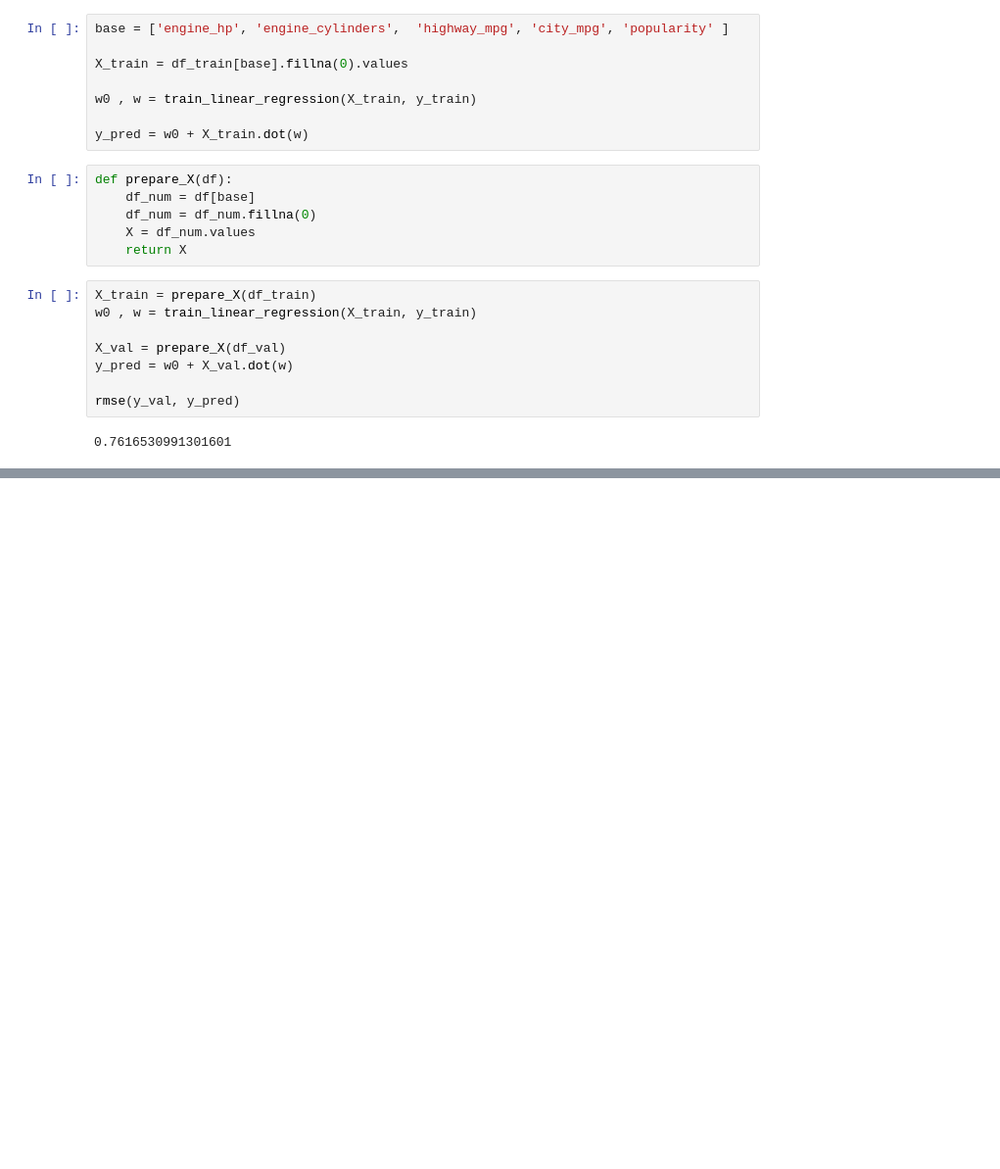
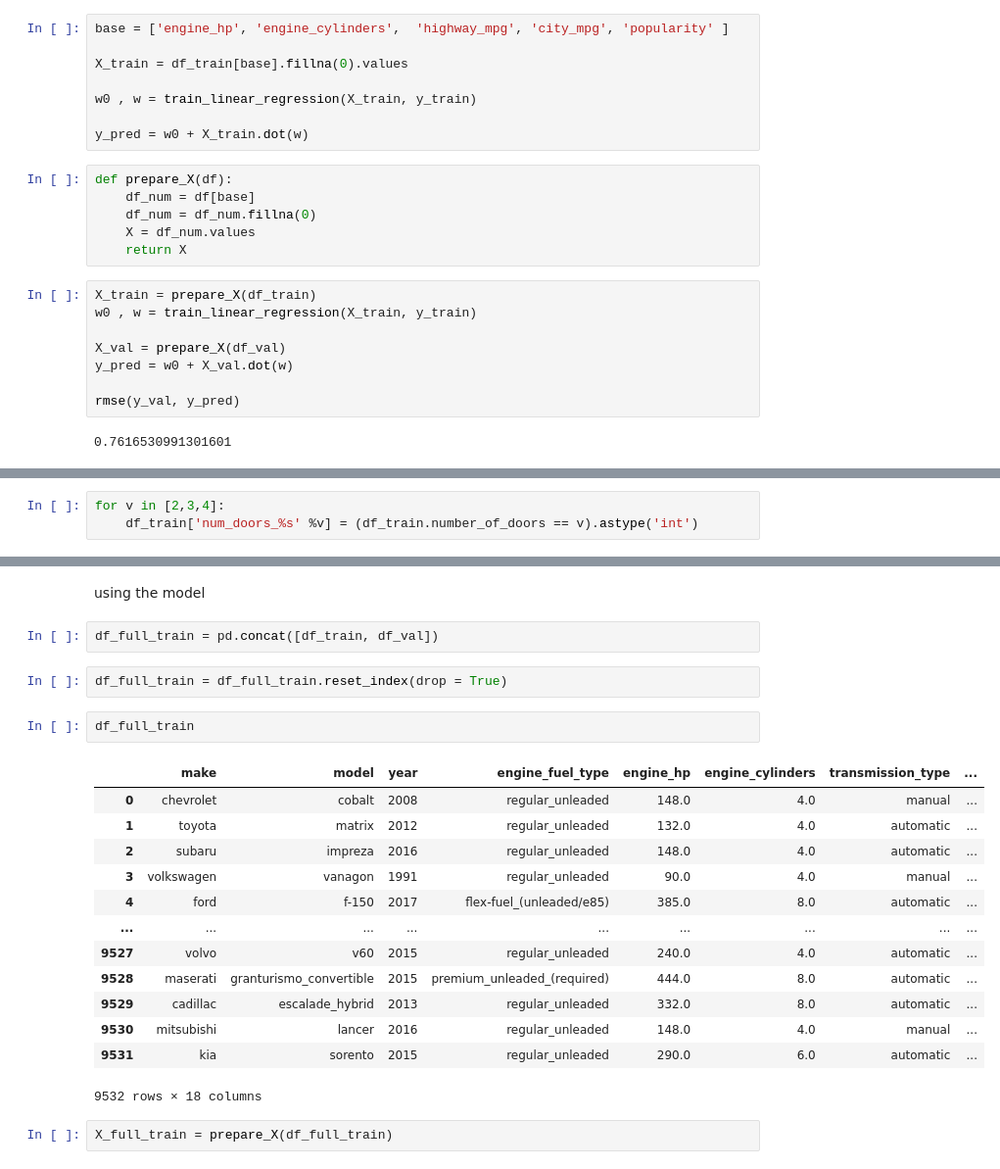
Before and after one commit to Rohith1807/ml_hw, a Jupyter notebook: lab/car_price.ipynb, the cells around one changed output, grey strips where cells are left out. Shown: that part at 98% size. Saved outputs shown, nothing was run; the diff lists cells and outputs as text; blank space fills up the shorter version.

```diff
--- a/lab/car_price.ipynb
+++ b/lab/car_price.ipynb
@@ -428,0 +481,3 @@ rmse(y_val, y_pred)
+# %%
+for v in [2,3,4]:
+    df_train['num_doors_%s' %v] = (df_train.number_of_doors == v).astype('int')
@@ -428,0 +705,24 @@ rmse(y_val, y_pred)
+# %% [markdown]
+using the model
+# %%
+df_full_train = pd.concat([df_train, df_val])
+# %%
+df_full_train = df_full_train.reset_index(drop = True)
+# %%
+df_full_train
+# %% [output]
+|  | make | model | year | engine_fuel_type | engine_hp | engine_cylinders | transmission_type | ... |
+| 0 | chevrolet | cobalt | 2008 | regular_unleaded | 148.0 | 4.0 | manual | ... |
+| 1 | toyota | matrix | 2012 | regular_unleaded | 132.0 | 4.0 | automatic | ... |
+| 2 | subaru | impreza | 2016 | regular_unleaded | 148.0 | 4.0 | automatic | ... |
+| 3 | volkswagen | vanagon | 1991 | regular_unleaded | 90.0 | 4.0 | manual | ... |
+| 4 | ford | f-150 | 2017 | flex-fuel_(unleaded/e85) | 385.0 | 8.0 | automatic | ... |
+| ... | ... | ... | ... | ... | ... | ... | ... | ... |
+| 9527 | volvo | v60 | 2015 | regular_unleaded | 240.0 | 4.0 | automatic | ... |
+| 9528 | maserati | granturismo_convertible | 2015 | premium_unleaded_(required) | 444.0 | 8.0 | automatic | ... |
+| 9529 | cadillac | escalade_hybrid | 2013 | regular_unleaded | 332.0 | 8.0 | automatic | ... |
+| 9530 | mitsubishi | lancer | 2016 | regular_unleaded | 148.0 | 4.0 | manual | ... |
+| 9531 | kia | sorento | 2015 | regular_unleaded | 290.0 | 6.0 | automatic | ... |
+9532 rows × 18 columns
+# %%
+X_full_train = prepare_X(df_full_train)
```
Also changed, not shown: parts of 40 cells of this notebook, 1 other file.
